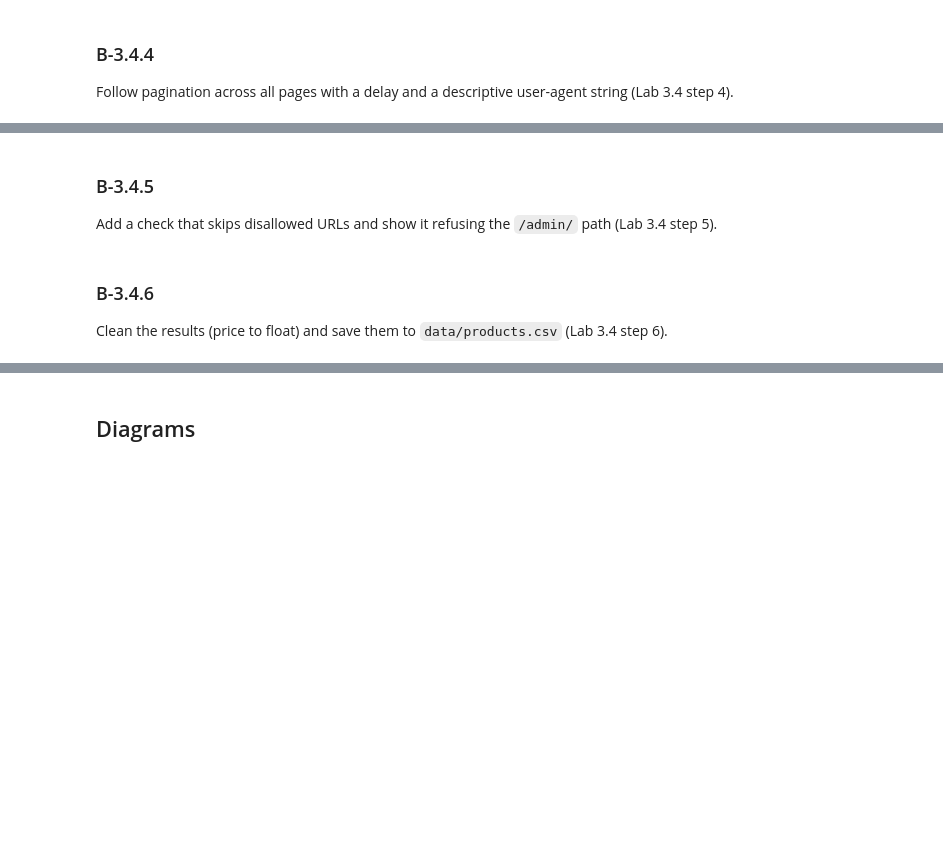
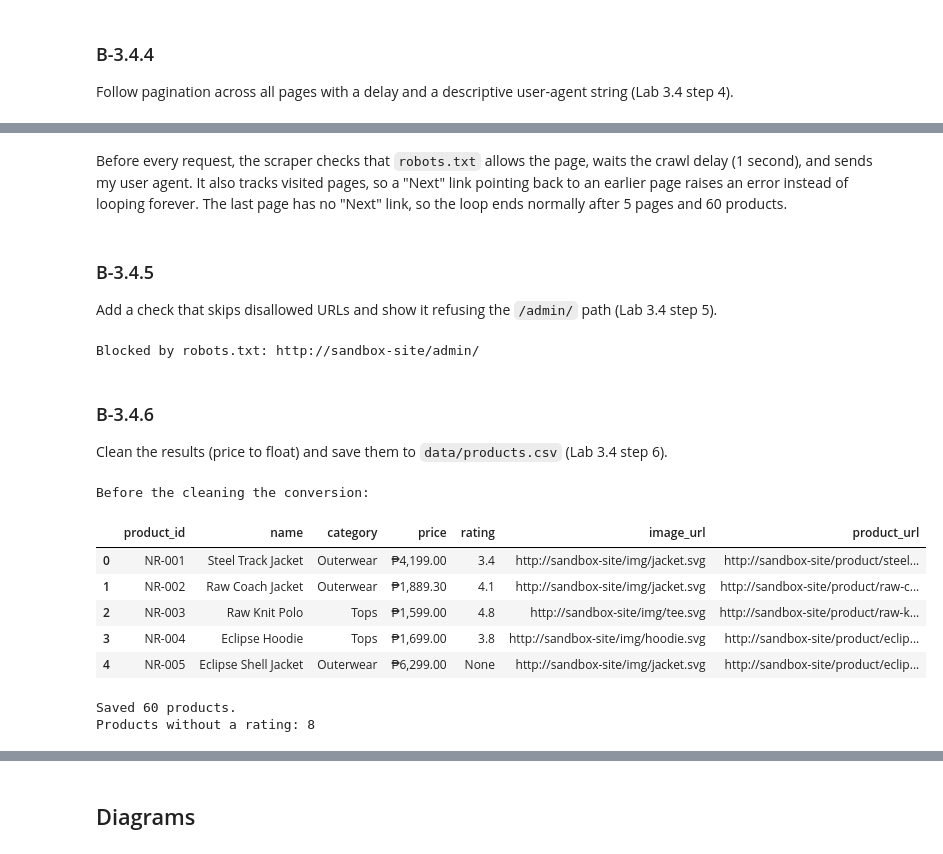
Before and after one commit to ejandrea-strat/python-training, a Jupyter notebook: work/module3_python_for_de.ipynb, the cells around one changed output, grey strips where cells are left out. Saved outputs shown, nothing was run; the diff lists cells and outputs as text; code cells hidden in the pictures; blank space fills up the shorter version.

```diff
--- a/work/module3_python_for_de.ipynb
+++ b/work/module3_python_for_de.ipynb
@@ -651,3 +812,37 @@ Scrape one listing page, extracting at least 4 fields per item (Lab 3.4 step 3).
 ### B-3.4.4
 
 Follow pagination across all pages with a delay and a descriptive user-agent string (Lab 3.4 step 4).
+# %%
+# Returns None if a disallowed URl is visited
+
+def polite_get(url):
+    if not robots.can_fetch(USER_AGENT, url):
+        print(f"Blocked by robots.txt: {url}")
+        return None
+
+    sleep(DELAY)
+    response = requests.get(url, headers=HEADERS, timeout=10)
+    response.raise_for_status()
+    response.encoding = "utf-8"
+    return response
+# %%
+url = BASE_URL + "/page-1.html" # Start on Page 1
+all_products = []
+visited_pages = set()
+
+while url:
+    if url in visited_pages:
+        raise ValueError(f"Pagination linked back to a page we already visited: {url}")
+
+    response = polite_get(url)
+    if response is None:
+        break
+
+    soup = BeautifulSoup(response.text, "html.parser")
+    all_products.extend(parse_products(soup, url))
+    visited_pages.add(url)
+
+    next_link = soup.select_one("a.next")
+    url = urljoin(url, next_link["href"]) if next_link else None
+
+unique_ids = {product["product_id"] for product in all_products}
@@ -654,8 +856,30 @@ Follow pagination across all pages with a delay and a descriptive user-agent str
+# %% [markdown]
+Before every request, the scraper checks that `robots.txt` allows the page, waits the crawl delay (1 second), and sends my user agent. It also tracks visited pages, so a "Next" link pointing back to an earlier page raises an error instead of looping forever. The last page has no "Next" link, so the loop ends normally after 5 pages and 60 products.
 # %% [markdown]
 ### B-3.4.5
 
 Add a check that skips disallowed URLs and show it refusing the `/admin/` path (Lab 3.4 step 5).
+# %%
+admin_url = BASE_URL + "/admin/"
+admin_response = polite_get(admin_url)
+
+assert admin_response is None, "Expected the scraper to refuse /admin/."
+# %% [output]
+Blocked by robots.txt: http://sandbox-site/admin/
 # %% [markdown]
 ### B-3.4.6
 
 Clean the results (price to float) and save them to `data/products.csv` (Lab 3.4 step 6).
+# %%
+products_df = pd.DataFrame(all_products)
+
+print("Before the cleaning the conversion:")
+products_df.head()
+# %% [output]
+Before the cleaning the conversion:
+|  | product_id | name | category | price | rating | image_url | product_url |
+| 0 | NR-001 | Steel Track Jacket | Outerwear | ₱4,199.00 | 3.4 | http://sandbox-site/img/jacket.svg | http://sandbox-site/product/steel... |
+| 1 | NR-002 | Raw Coach Jacket | Outerwear | ₱1,889.30 | 4.1 | http://sandbox-site/img/jacket.svg | http://sandbox-site/product/raw-c... |
+| 2 | NR-003 | Raw Knit Polo | Tops | ₱1,599.00 | 4.8 | http://sandbox-site/img/tee.svg | http://sandbox-site/product/raw-k... |
+| 3 | NR-004 | Eclipse Hoodie | Tops | ₱1,699.00 | 3.8 | http://sandbox-site/img/hoodie.svg | http://sandbox-site/product/eclip... |
+| 4 | NR-005 | Eclipse Shell Jacket | Outerwear | ₱6,299.00 | None | http://sandbox-site/img/jacket.svg | http://sandbox-site/product/eclip... |
@@ -661,0 +892,11 @@ Clean the results (price to float) and save them to `data/products.csv` (Lab 3.4
+# %%
+assert products_df["price"].notna().all() and (products_df["price"] > 0).all(), "Bad price after cleaning"
+assert len(products_df) >= 30, "The brief needs at least 30 records"
+
+products_df.to_csv("../data/module3/products.csv", index=False)
+print(f"Saved {len(products_df)} products.")
+
+print("Products without a rating:", products_df["rating"].isna().sum())
+# %% [output]
+Saved 60 products.
+Products without a rating: 8
```
Also changed, not shown: parts of 15 cells of this notebook, 1 other file.
